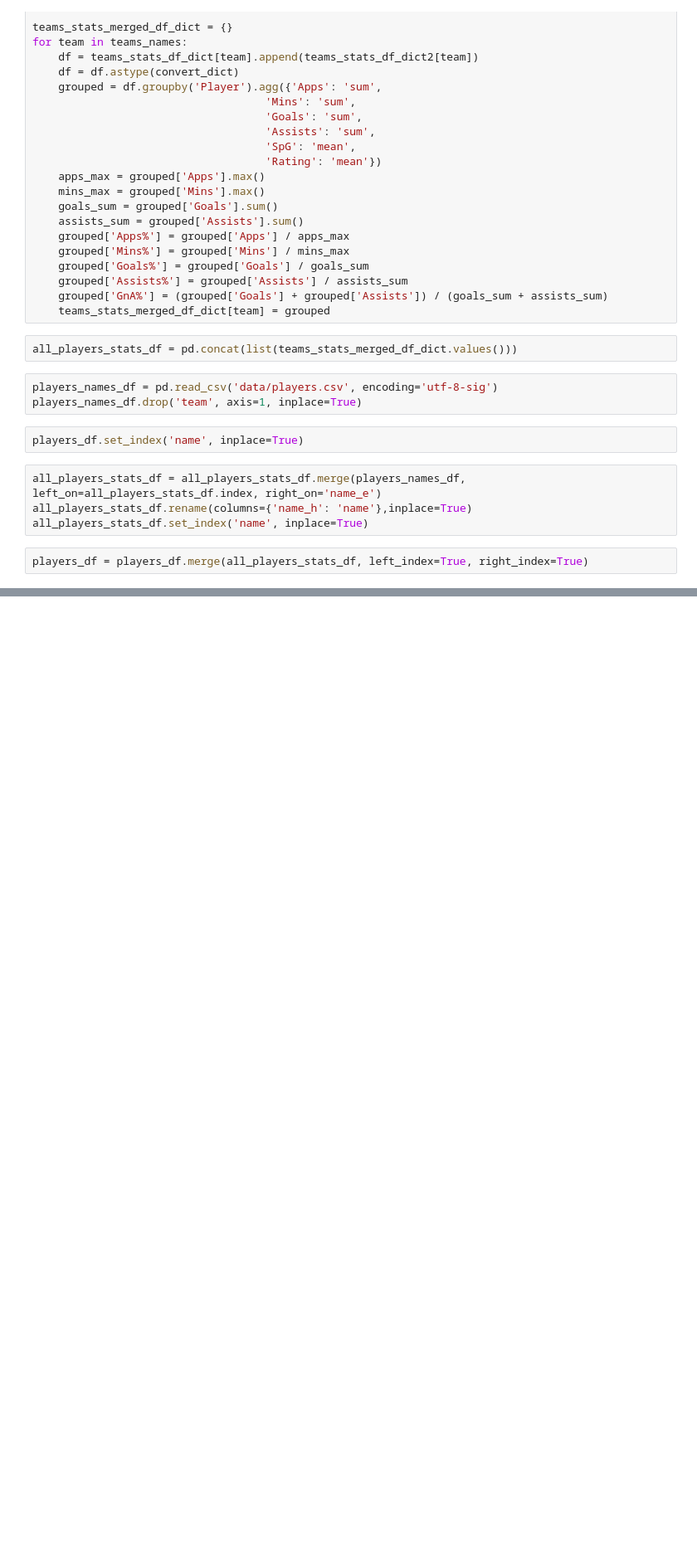
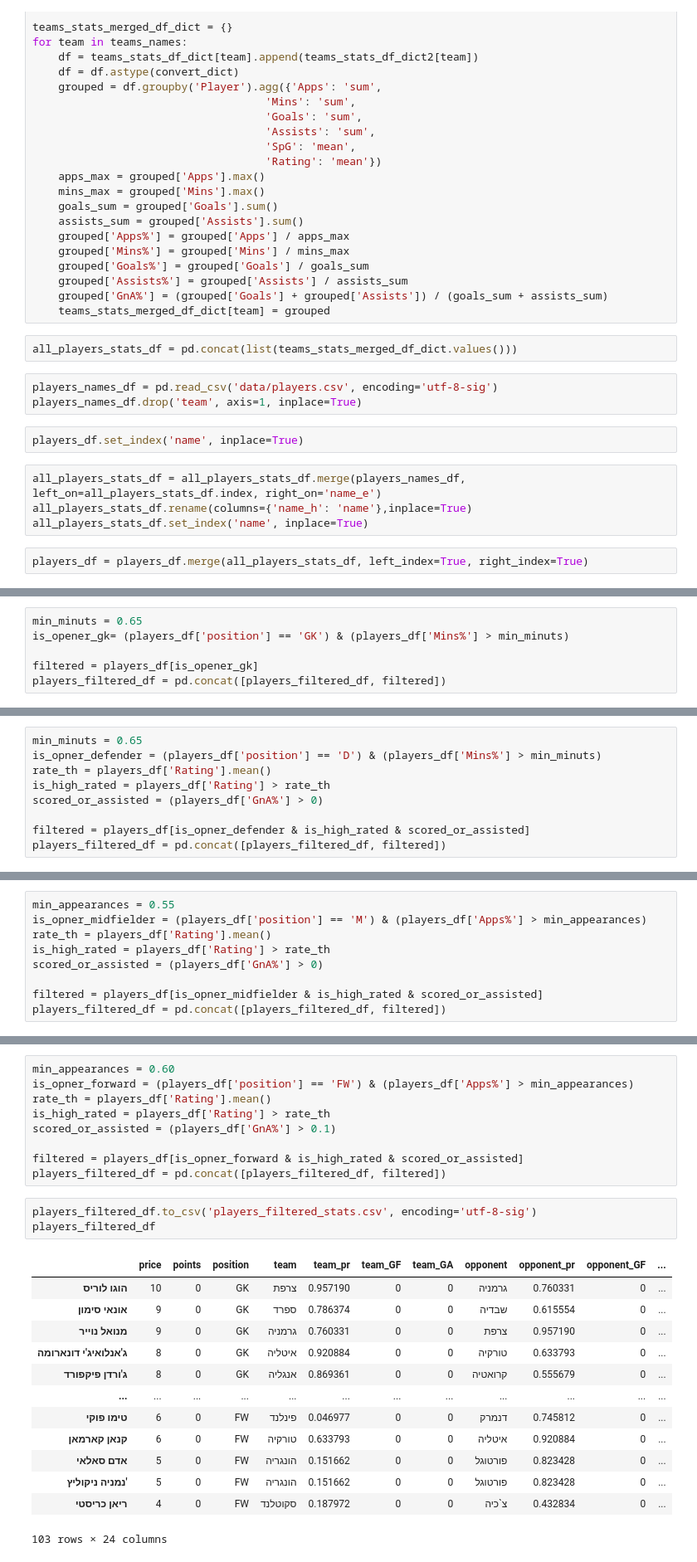
Before and after one commit to avshalomd/sport5-fantasy, a Jupyter notebook: fantasy-euro.ipynb, the cells around one changed output, grey strips where cells are left out. Shown at 83% size. Saved outputs shown, nothing was run; the diff lists cells and outputs as text; blank space fills up the shorter version.

```diff
--- a/fantasy-euro.ipynb
+++ b/fantasy-euro.ipynb
@@ -387,0 +398,6 @@ players_df
+# %%
+min_minuts = 0.65
+is_opener_gk= (players_df['position'] == 'GK') & (players_df['Mins%'] > min_minuts)
+
+filtered = players_df[is_opener_gk]
+players_filtered_df = pd.concat([players_filtered_df, filtered])
@@ -387,0 +409,9 @@ players_df
+# %%
+min_minuts = 0.65
+is_opner_defender = (players_df['position'] == 'D') & (players_df['Mins%'] > min_minuts)
+rate_th = players_df['Rating'].mean()
+is_high_rated = players_df['Rating'] > rate_th
+scored_or_assisted = (players_df['GnA%'] > 0)
+
+filtered = players_df[is_opner_defender & is_high_rated & scored_or_assisted]
+players_filtered_df = pd.concat([players_filtered_df, filtered])
@@ -387,0 +423,9 @@ players_df
+# %%
+min_appearances = 0.55
+is_opner_midfielder = (players_df['position'] == 'M') & (players_df['Apps%'] > min_appearances)
+rate_th = players_df['Rating'].mean()
+is_high_rated = players_df['Rating'] > rate_th
+scored_or_assisted = (players_df['GnA%'] > 0)
+
+filtered = players_df[is_opner_midfielder & is_high_rated & scored_or_assisted]
+players_filtered_df = pd.concat([players_filtered_df, filtered])
@@ -387,0 +437,26 @@ players_df
+# %%
+min_appearances = 0.60
+is_opner_forward = (players_df['position'] == 'FW') & (players_df['Apps%'] > min_appearances)
+rate_th = players_df['Rating'].mean()
+is_high_rated = players_df['Rating'] > rate_th
+scored_or_assisted = (players_df['GnA%'] > 0.1)
+
+filtered = players_df[is_opner_forward & is_high_rated & scored_or_assisted]
+players_filtered_df = pd.concat([players_filtered_df, filtered])
+# %%
+players_filtered_df.to_csv('players_filtered_stats.csv', encoding='utf-8-sig')
+players_filtered_df
+# %% [output]
+|  | price | points | position | team | team_pr | team_GF | team_GA | opponent | opponent_pr | opponent_GF | ... |
+| הוגו לוריס | 10 | 0 | GK | צרפת | 0.957190 | 0 | 0 | גרמניה | 0.760331 | 0 | ... |
+| אונאי סימון | 9 | 0 | GK | ספרד | 0.786374 | 0 | 0 | שבדיה | 0.615554 | 0 | ... |
+| מנואל נוייר | 9 | 0 | GK | גרמניה | 0.760331 | 0 | 0 | צרפת | 0.957190 | 0 | ... |
+| ג'אנלואיג'י דונארומה | 8 | 0 | GK | איטליה | 0.920884 | 0 | 0 | טורקיה | 0.633793 | 0 | ... |
+| ג'ורדן פיקפורד | 8 | 0 | GK | אנגליה | 0.869361 | 0 | 0 | קרואטיה | 0.555679 | 0 | ... |
+| ... | ... | ... | ... | ... | ... | ... | ... | ... | ... | ... | ... |
+| טימו פוקי | 6 | 0 | FW | פינלנד | 0.046977 | 0 | 0 | דנמרק | 0.745812 | 0 | ... |
+| קנאן קארמאן | 6 | 0 | FW | טורקיה | 0.633793 | 0 | 0 | איטליה | 0.920884 | 0 | ... |
+| אדם סאלאי | 5 | 0 | FW | הונגריה | 0.151662 | 0 | 0 | פורטוגל | 0.823428 | 0 | ... |
+| נמניה ניקוליץ' | 5 | 0 | FW | הונגריה | 0.151662 | 0 | 0 | פורטוגל | 0.823428 | 0 | ... |
+| ריאן כריסטי | 4 | 0 | FW | סקוטלנד | 0.187972 | 0 | 0 | צ`כיה | 0.432834 | 0 | ... |
+103 rows × 24 columns
```
Also changed, not shown: parts of 29 cells of this notebook, 4 other files.
